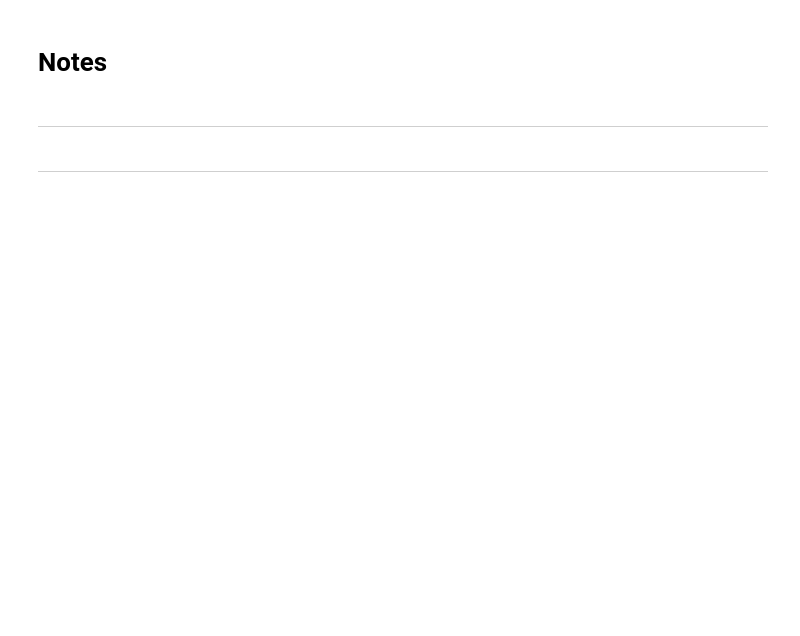
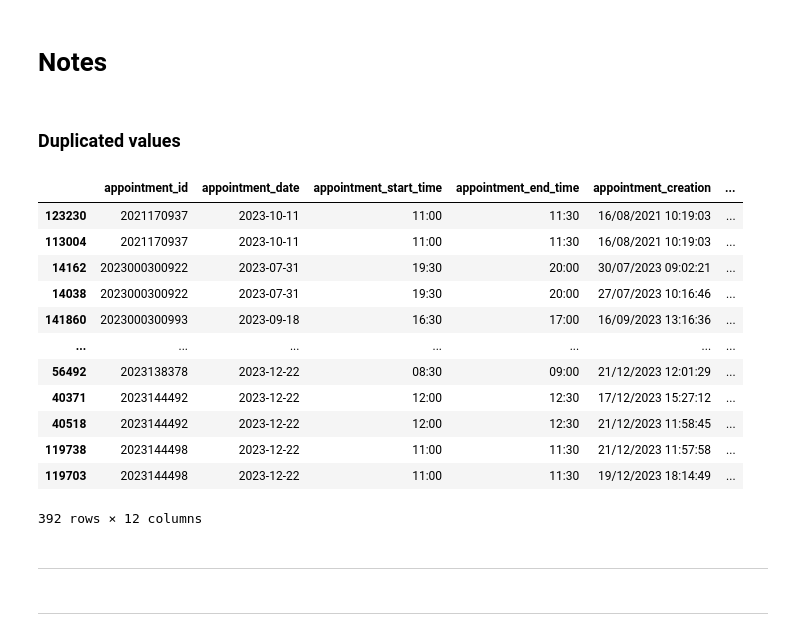
Before and after one commit to robperch/IEOR_Capstone, a Jupyter notebook: notebooks/EDA/eda_rob.ipynb, the cells around one changed output. Cells and saved outputs as stored; diff of their text form; code cells hidden in the pictures; blank space fills up the shorter version.

```diff
--- a/notebooks/EDA/eda_rob.ipynb
+++ b/notebooks/EDA/eda_rob.ipynb
@@ -81,5 +134,23 @@ Name: proportion, dtype: float64
 # %% [markdown]
 # Notes
+# %% [markdown]
+### Duplicated values
+# %%
+dfx.loc[dfx[['appointment_id']].duplicated(keep=False), :].sort_values('appointment_id')
+# %% [output]
+|  | appointment_id | appointment_date | appointment_start_time | appointment_end_time | appointment_creation | ... |
+| 123230 | 2021170937 | 2023-10-11 | 11:00 | 11:30 | 16/08/2021 10:19:03 | ... |
+| 113004 | 2021170937 | 2023-10-11 | 11:00 | 11:30 | 16/08/2021 10:19:03 | ... |
+| 14162 | 2023000300922 | 2023-07-31 | 19:30 | 20:00 | 30/07/2023 09:02:21 | ... |
+| 14038 | 2023000300922 | 2023-07-31 | 19:30 | 20:00 | 27/07/2023 10:16:46 | ... |
+| 141860 | 2023000300993 | 2023-09-18 | 16:30 | 17:00 | 16/09/2023 13:16:36 | ... |
+| ... | ... | ... | ... | ... | ... | ... |
+| 56492 | 2023138378 | 2023-12-22 | 08:30 | 09:00 | 21/12/2023 12:01:29 | ... |
+| 40371 | 2023144492 | 2023-12-22 | 12:00 | 12:30 | 17/12/2023 15:27:12 | ... |
+| 40518 | 2023144492 | 2023-12-22 | 12:00 | 12:30 | 21/12/2023 11:58:45 | ... |
+| 119738 | 2023144498 | 2023-12-22 | 11:00 | 11:30 | 21/12/2023 11:57:58 | ... |
+| 119703 | 2023144498 | 2023-12-22 | 11:00 | 11:30 | 19/12/2023 18:14:49 | ... |
+392 rows × 12 columns
 # %% [markdown]
 ---
 # %% [markdown]
```
Also changed, not shown: parts of 6 cells of this notebook.
